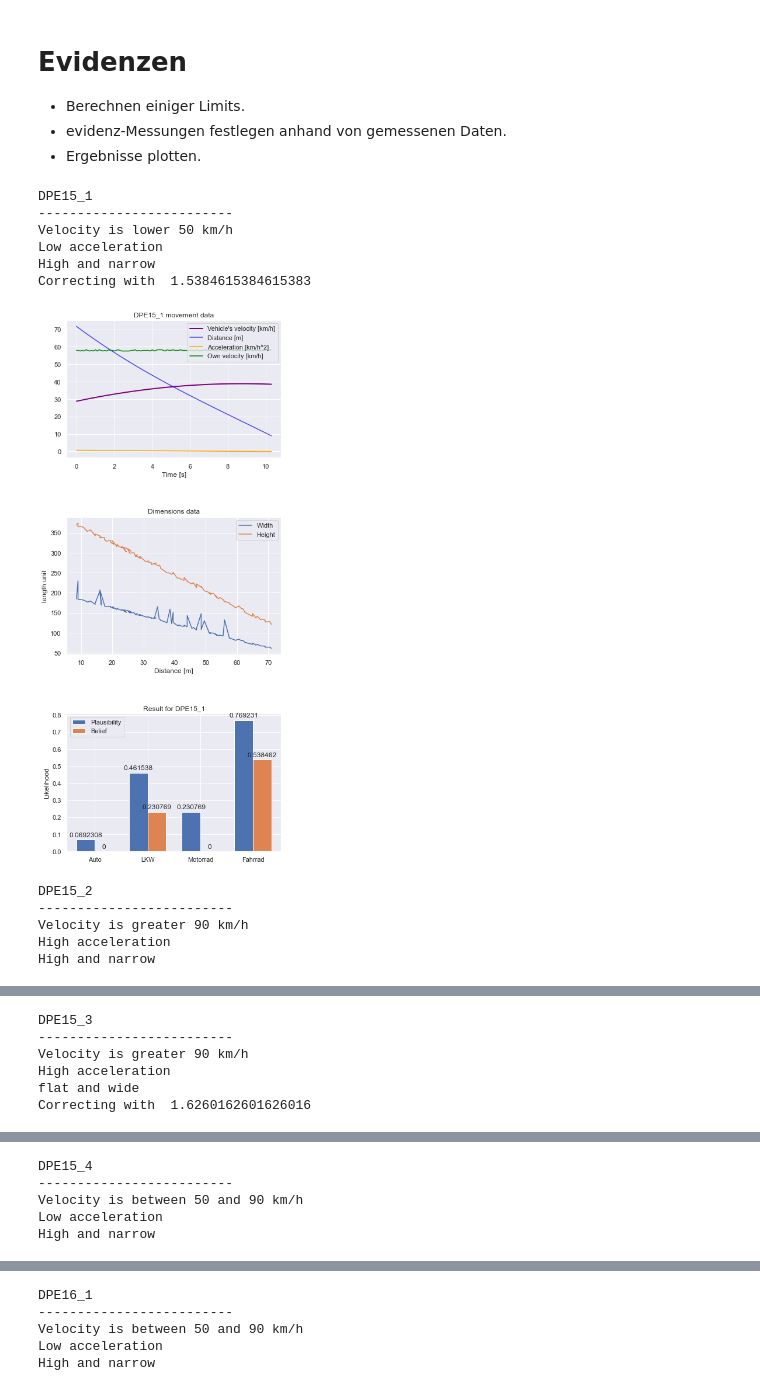
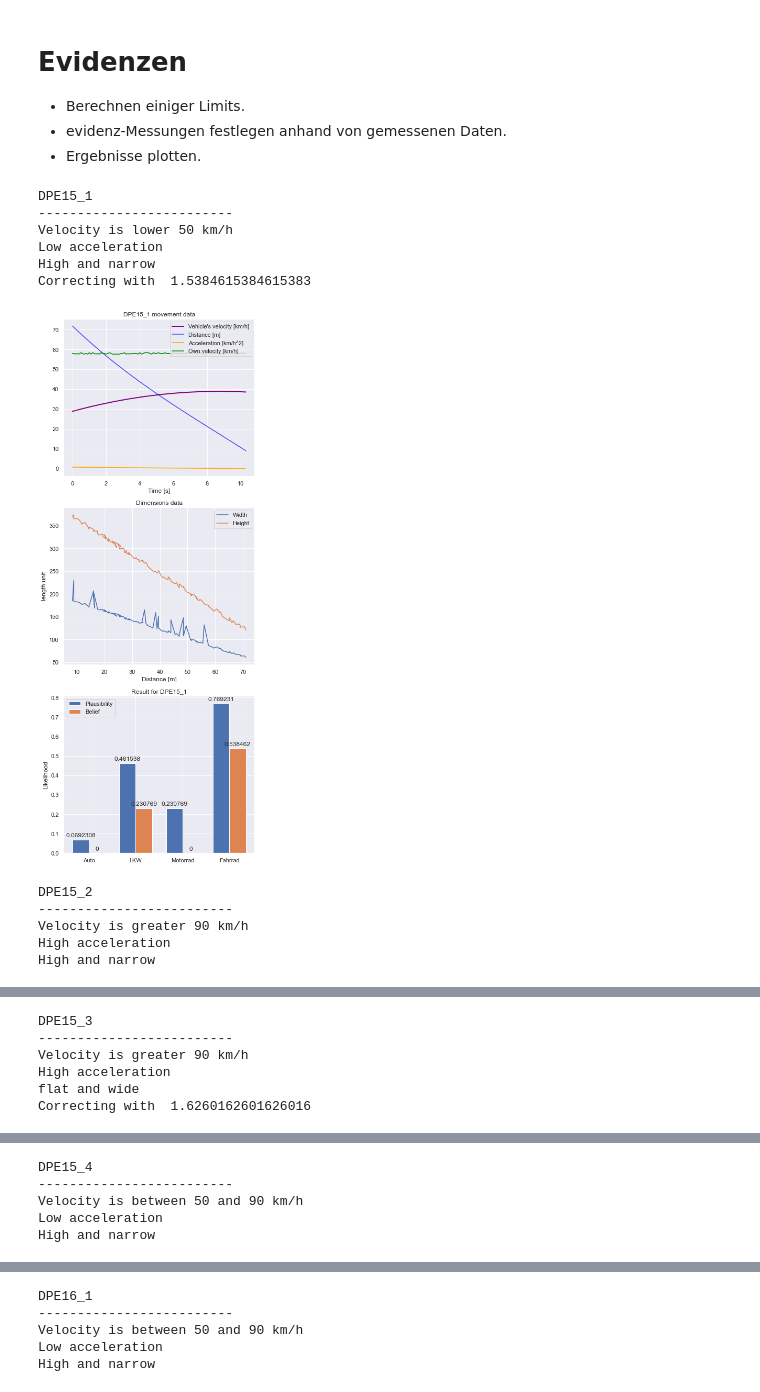
Before and after one commit to JanTSV/Evidenztheorie, a Jupyter notebook: main.ipynb, the cells around one changed output, grey strips where cells are left out. Cells and saved outputs as stored; diff of their text form; code cells hidden in the pictures.

```diff
--- a/main.ipynb
+++ b/main.ipynb
@@ -367,58 +367,61 @@ def estimate_vehicle_type(df, title):
     width = 0.35
     x = np.arange(len(categories))
     #fig, ax = plt.subplots(3, 1)
     fig = plt.figure()
-    spec = gridspec.GridSpec(ncols=1, nrows=3,
-                             height_ratios=[2, 2, 2])
-    ax0 = fig.add_subplot(spec[2])
-    rects1 = ax0.bar(x - width/2, pls, width, label="Plausibility")
-    rects2 = ax0.bar(x + width/2, blfs, width, label="Belief")
+    spec = gridspec.GridSpec(ncols=1, nrows=3)
+    velocity_key = "v(km/h)"
+    fig.set_figheight(15)
+    # Plot optimized velocity
+    ax0 = fig.add_subplot(spec[0])
+    ax0.plot(df["t"], df[velocity_key], linewidth=2, color="purple", label="Vehicle's velocity [km/h]")
+    ax0.plot(df["t"], MODELS[title]["Distance Model"](df["t"]), color="blue", alpha=0.7, label="Distance [m]")
+    ax0.plot(df["t"], df["a(km/h^2)"], color="orange", label="Acceleration [km/h^2]")
+    ax0.set_title(title + " movement data")
+    ax0.set_xlabel("Time [s]")
+
+    # Plot the velocity of the data recording vehicle
+    ax0.plot(df["t"], df["Eigengeschwindigkeit(m/s)"]  * 3.6, color="green", label="Own velocity [km/h]")
+    ax0.legend()
+
+    ax2 = fig.add_subplot(spec[2])
+    rects1 = ax2.bar(x - width/2, pls, width, label="Plausibility")
+    rects2 = ax2.bar(x + width/2, blfs, width, label="Belief")
 
     # Add some text for labels, title and custom x-axis tick labels, etc.
-    ax0.set_ylabel("Likelihood")
-    ax0.set_xticks(x, categories)
-    ax0.legend()
-    ax0.bar_label(rects1, padding=3)
-    ax0.bar_label(rects2, padding=3)
-    ax0.set_title("Result for " + title)
-    fig.tight_layout()
+    ax2.set_ylabel("Likelihood")
+    ax2.set_xticks(x, categories)
+    ax2.legend()
+    ax2.bar_label(rects1, padding=3)
+    ax2.bar_label(rects2, padding=3)
+    ax2.set_title("Result for " + title)
+
+
     #fig.set_figheight(10)
     #fig.set_size_inches(18.5, 18.5)
-    velocity_key = "v(km/h)"
 
-    # Plot optimized velocity
-    ax1 = fig.add_subplot(spec[0])
-    ax1.plot(df["t"], df[velocity_key], linewidth=2, color="purple", label="Vehicle's velocity [km/h]")
-    ax1.plot(df["t"], MODELS[title]["Distance Model"](df["t"]), color="blue", alpha=0.7, label="Distance [m]")
-    ax1.plot(df["t"], df["a(km/h^2)"], color="orange", label="Acceleration [km/h^2]")
-    ax1.set_title(title + " movement data")
-    ax1.set_xlabel("Time [s]")
 
-    # Plot the velocity of the data recording vehicle
-    ax1.plot(df["t"], df["Eigengeschwindigkeit(m/s)"]  * 3.6, color="green", label="Own velocity [km/h]")
-    ax1.legend()
     ax2 = fig.add_subplot(spec[1])
     ax2.plot(df["Abstand(m)"], df["Bbox_Breite"], label="Width")
     ax2.plot(df["Abstand(m)"], df["Bbox_Höhe"], label="Height")
     ax2.legend()
     ax2.set_ylabel("length unit")
     ax2.set_xlabel("Distance [m]")
     ax2.set_title("Dimensions data")
-    fig.set_figheight(15)
+    fig.tight_layout()
     plt.savefig(F"pics/{title}.png")
     plt.show()
     print("\n")
 # Estimate types for all sensor datas.
 for name, df in data_dict.items():
     estimate_vehicle_type(df, name)
 # %% [output]
 DPE15_1
 -------------------------
 Velocity is lower 50 km/h
 Low acceleration
 High and narrow
 Correcting with  1.5384615384615383
-[figure, old version]
+[figure, new version]
 DPE15_2
 -------------------------
 Velocity is greater 90 km/h
```
Also changed, not shown: parts of 1 cell of this notebook.
